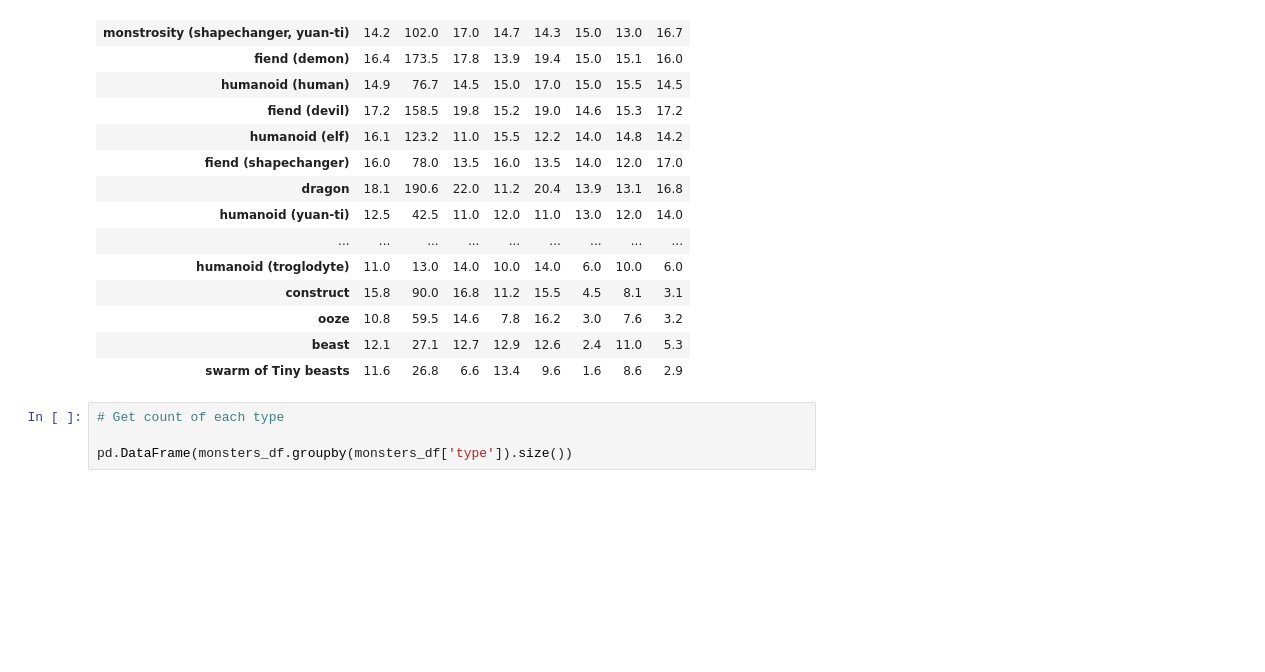
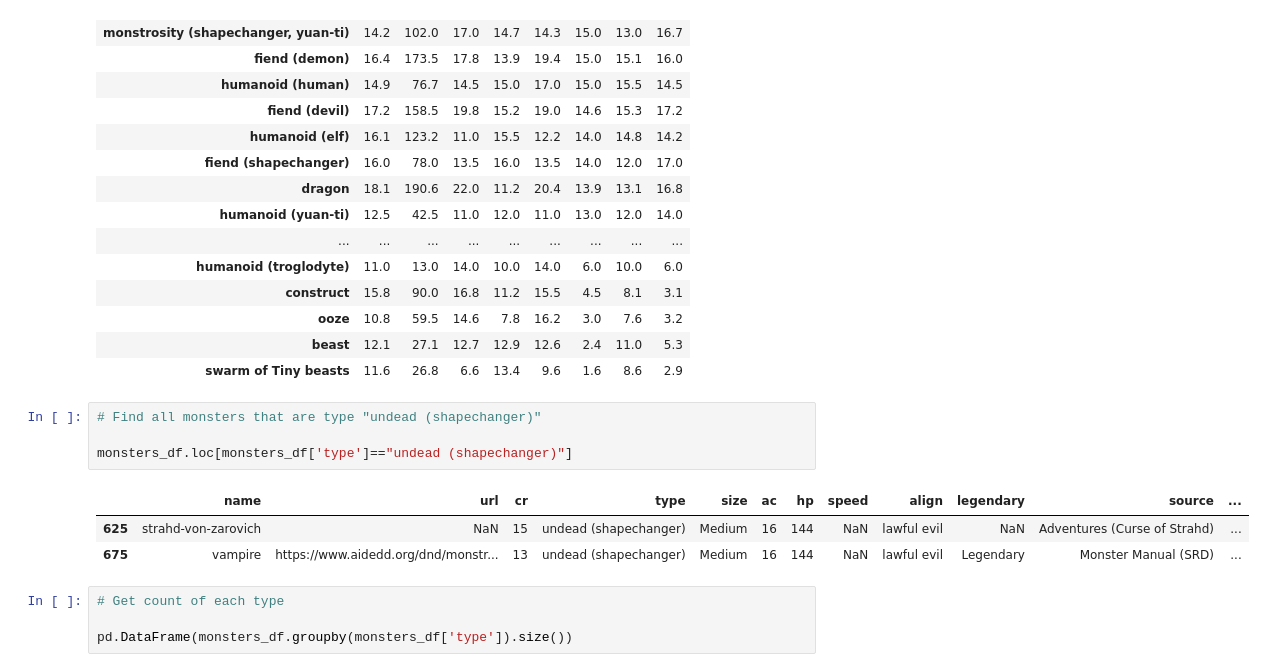
Before and after one commit to seancary62/DND_Tools, a Jupyter notebook: dnd-5e-monster-exploration.ipynb, the cells around one changed output. Saved outputs shown, nothing was run; the diff lists cells and outputs as text; blank space fills up the shorter version.

```diff
--- a/dnd-5e-monster-exploration.ipynb
+++ b/dnd-5e-monster-exploration.ipynb
@@ -118,6 +131,14 @@ monsters_df.groupby(monsters_df['type'])[['ac','hp','str','dex','con','int','wis
 | ooze | 10.8 | 59.5 | 14.6 | 7.8 | 16.2 | 3.0 | 7.6 | 3.2 |
 | beast | 12.1 | 27.1 | 12.7 | 12.9 | 12.6 | 2.4 | 11.0 | 5.3 |
 | swarm of Tiny beasts | 11.6 | 26.8 | 6.6 | 13.4 | 9.6 | 1.6 | 8.6 | 2.9 |
+# %%
+# Find all monsters that are type "undead (shapechanger)"
+
+monsters_df.loc[monsters_df['type']=="undead (shapechanger)"]
+# %% [output]
+|  | name | url | cr | type | size | ac | hp | speed | align | legendary | source | ... |
+| 625 | strahd-von-zarovich | NaN | 15 | undead (shapechanger) | Medium | 16 | 144 | NaN | lawful evil | NaN | Adventures (Curse of Strahd) | ... |
+| 675 | vampire | https://www.aidedd.org/dnd/monstr... | 13 | undead (shapechanger) | Medium | 16 | 144 | NaN | lawful evil | Legendary | Monster Manual (SRD) | ... |
 # %%
 # Get count of each type
 
```
Also changed, not shown: parts of 9 cells of this notebook.
